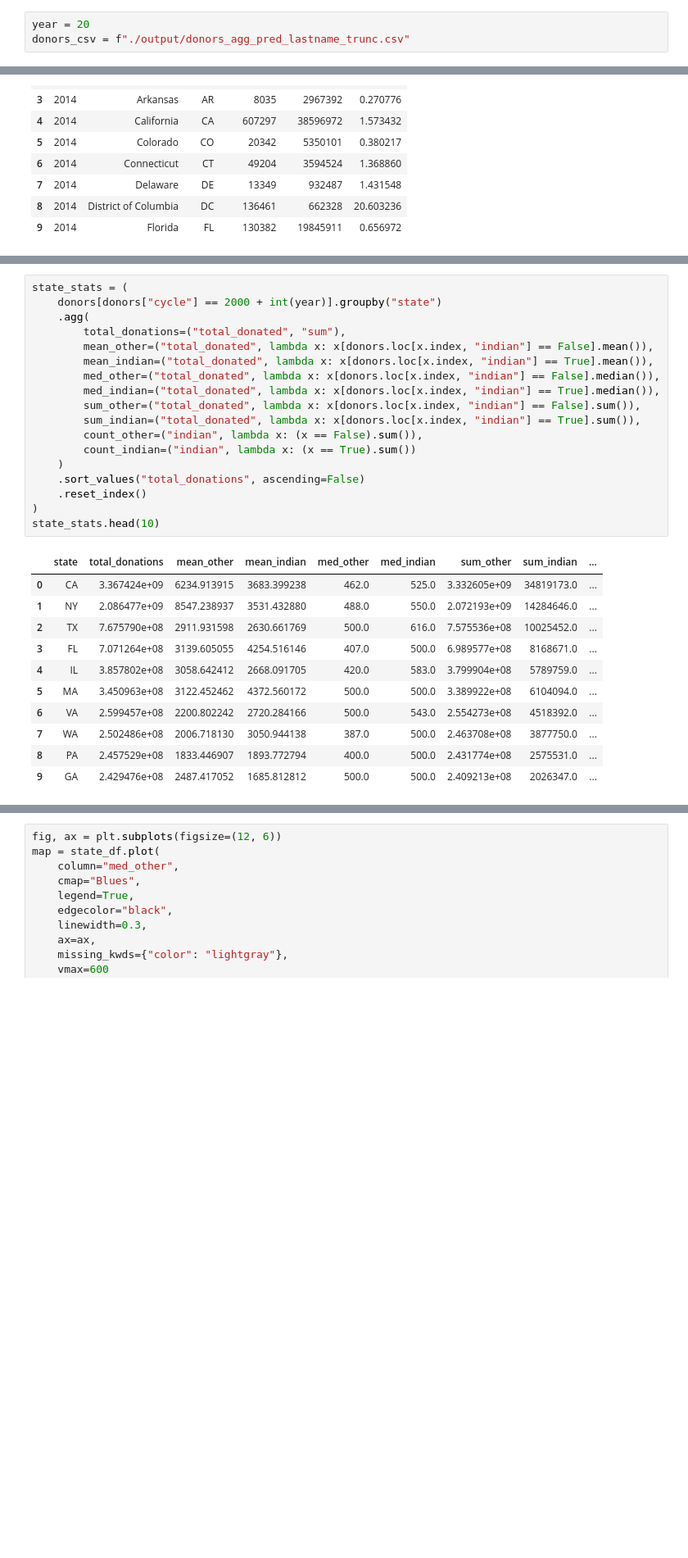
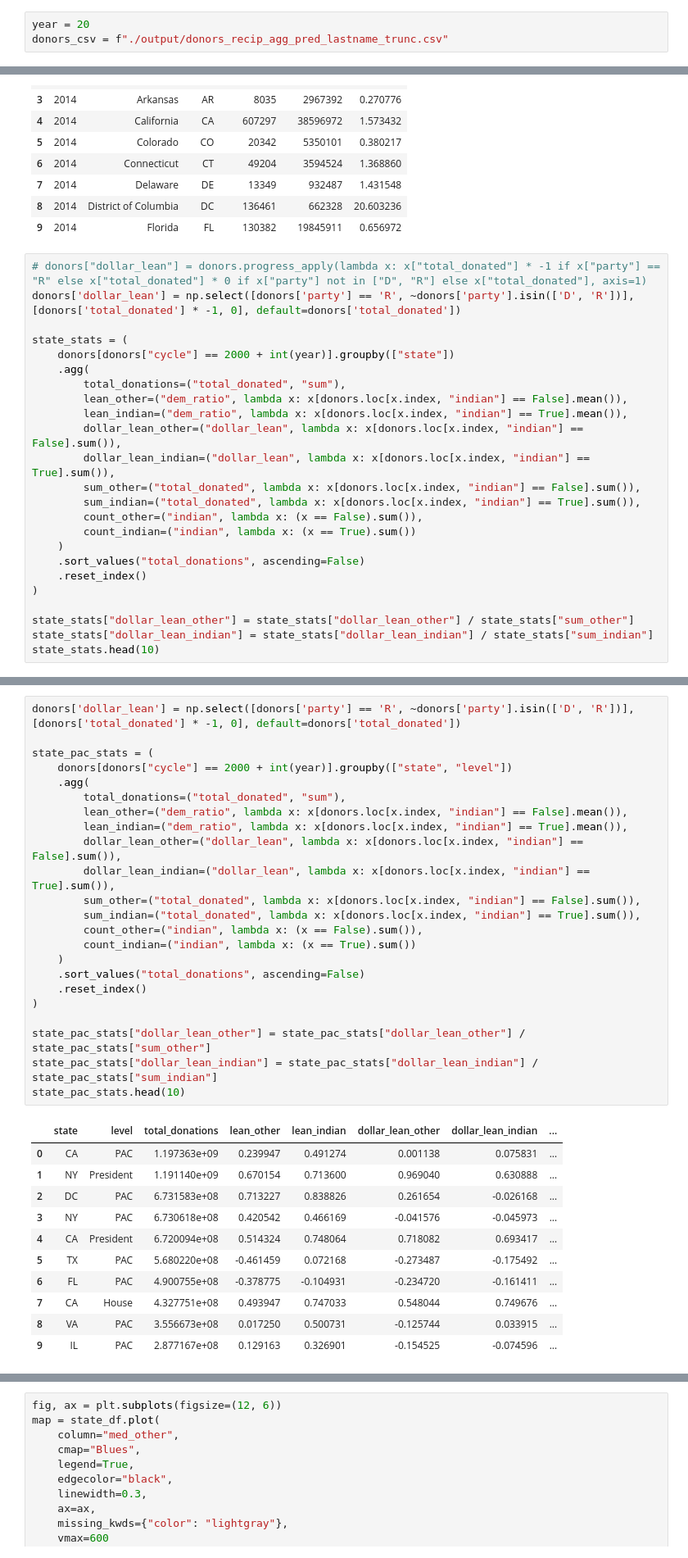
Before and after one commit to kkkarnav/indianamericancontributions, a Jupyter notebook: donor_recip_maps.ipynb, the cells around one changed output, grey strips where cells are left out. Shown at 82% size. Cells and saved outputs as stored; diff of their text form; blank space fills up the shorter version.

```diff
--- a/donor_recip_maps.ipynb
+++ b/donor_recip_maps.ipynb
@@ -30,7 +30,7 @@ tqdm.pandas()
 warnings.filterwarnings("ignore")
 # %%
 year = 20
-donors_csv = f"./output/donors_agg_pred_lastname_trunc.csv"
+donors_csv = f"./output/donors_recip_agg_pred_lastname_trunc.csv"
 # %%
 donors = pd.read_csv(donors_csv)
 donors.head(10)
@@ -75,3 +144,27 @@ population.head(10)
 | 7 | 2014 | Delaware | DE | 13349 | 932487 | 1.431548 |
 | 8 | 2014 | District of Columbia | DC | 136461 | 662328 | 20.603236 |
 | 9 | 2014 | Florida | FL | 130382 | 19845911 | 0.656972 |
+# %%
+# donors["dollar_lean"] = donors.progress_apply(lambda x: x["total_donated"] * -1 if x["party"] == "R" else x["total_donated"] * 0 if x["party"] not in ["D", "R"] else x["total_donated"], axis=1)
+donors['dollar_lean'] = np.select([donors['party'] == 'R', ~donors['party'].isin(['D', 'R'])], [donors['total_donated'] * -1, 0], default=donors['total_donated'])
+
+state_stats = (
+    donors[donors["cycle"] == 2000 + int(year)].groupby(["state"])
+    .agg(
+        total_donations=("total_donated", "sum"),
+        lean_other=("dem_ratio", lambda x: x[donors.loc[x.index, "indian"] == False].mean()),
+        lean_indian=("dem_ratio", lambda x: x[donors.loc[x.index, "indian"] == True].mean()),
+        dollar_lean_other=("dollar_lean", lambda x: x[donors.loc[x.index, "indian"] == False].sum()),
+        dollar_lean_indian=("dollar_lean", lambda x: x[donors.loc[x.index, "indian"] == True].sum()),
+        sum_other=("total_donated", lambda x: x[donors.loc[x.index, "indian"] == False].sum()),
+        sum_indian=("total_donated", lambda x: x[donors.loc[x.index, "indian"] == True].sum()),
+        count_other=("indian", lambda x: (x == False).sum()),
+        count_indian=("indian", lambda x: (x == True).sum())
+    )
+    .sort_values("total_donations", ascending=False)
+    .reset_index()
+)
+
+state_stats["dollar_lean_other"] = state_stats["dollar_lean_other"] / state_stats["sum_other"]
+state_stats["dollar_lean_indian"] = state_stats["dollar_lean_indian"] / state_stats["sum_indian"]
+state_stats.head(10)
@@ -78,33 +302,38 @@ population.head(10)
 # %%
-state_stats = (
-    donors[donors["cycle"] == 2000 + int(year)].groupby("state")
+donors['dollar_lean'] = np.select([donors['party'] == 'R', ~donors['party'].isin(['D', 'R'])], [donors['total_donated'] * -1, 0], default=donors['total_donated'])
+
+state_pac_stats = (
+    donors[donors["cycle"] == 2000 + int(year)].groupby(["state", "level"])
     .agg(
         total_donations=("total_donated", "sum"),
-        mean_other=("total_donated", lambda x: x[donors.loc[x.index, "indian"] == False].mean()),
-        mean_indian=("total_donated", lambda x: x[donors.loc[x.index, "indian"] == True].mean()),
-        med_other=("total_donated", lambda x: x[donors.loc[x.index, "indian"] == False].median()),
-        med_indian=("total_donated", lambda x: x[donors.loc[x.index, "indian"] == True].median()),
+        lean_other=("dem_ratio", lambda x: x[donors.loc[x.index, "indian"] == False].mean()),
+        lean_indian=("dem_ratio", lambda x: x[donors.loc[x.index, "indian"] == True].mean()),
+        dollar_lean_other=("dollar_lean", lambda x: x[donors.loc[x.index, "indian"] == False].sum()),
+        dollar_lean_indian=("dollar_lean", lambda x: x[donors.loc[x.index, "indian"] == True].sum()),
         sum_other=("total_donated", lambda x: x[donors.loc[x.index, "indian"] == False].sum()),
         sum_indian=("total_donated", lambda x: x[donors.loc[x.index, "indian"] == True].sum()),
         count_other=("indian", lambda x: (x == False).sum()),
         count_indian=("indian", lambda x: (x == True).sum())
     )
     .sort_values("total_donations", ascending=False)
     .reset_index()
 )
-state_stats.head(10)
+
+state_pac_stats["dollar_lean_other"] = state_pac_stats["dollar_lean_other"] / state_pac_stats["sum_other"]
+state_pac_stats["dollar_lean_indian"] = state_pac_stats["dollar_lean_indian"] / state_pac_stats["sum_indian"]
+state_pac_stats.head(10)
 # %% [output]
-|  | state | total_donations | mean_other | mean_indian | med_other | med_indian | sum_other | sum_indian | ... |
-| 0 | CA | 3.367424e+09 | 6234.913915 | 3683.399238 | 462.0 | 525.0 | 3.332605e+09 | 34819173.0 | ... |
-| 1 | NY | 2.086477e+09 | 8547.238937 | 3531.432880 | 488.0 | 550.0 | 2.072193e+09 | 14284646.0 | ... |
-| 2 | TX | 7.675790e+08 | 2911.931598 | 2630.661769 | 500.0 | 616.0 | 7.575536e+08 | 10025452.0 | ... |
-| 3 | FL | 7.071264e+08 | 3139.605055 | 4254.516146 | 407.0 | 500.0 | 6.989577e+08 | 8168671.0 | ... |
-| 4 | IL | 3.857802e+08 | 3058.642412 | 2668.091705 | 420.0 | 583.0 | 3.799904e+08 | 5789759.0 | ... |
-| 5 | MA | 3.450963e+08 | 3122.452462 | 4372.560172 | 500.0 | 500.0 | 3.389922e+08 | 6104094.0 | ... |
-| 6 | VA | 2.599457e+08 | 2200.802242 | 2720.284166 | 500.0 | 543.0 | 2.554273e+08 | 4518392.0 | ... |
-| 7 | WA | 2.502486e+08 | 2006.718130 | 3050.944138 | 387.0 | 500.0 | 2.463708e+08 | 3877750.0 | ... |
-| 8 | PA | 2.457529e+08 | 1833.446907 | 1893.772794 | 400.0 | 500.0 | 2.431774e+08 | 2575531.0 | ... |
-| 9 | GA | 2.429476e+08 | 2487.417052 | 1685.812812 | 500.0 | 500.0 | 2.409213e+08 | 2026347.0 | ... |
+|  | state | level | total_donations | lean_other | lean_indian | dollar_lean_other | dollar_lean_indian | ... |
+| 0 | CA | PAC | 1.197363e+09 | 0.239947 | 0.491274 | 0.001138 | 0.075831 | ... |
+| 1 | NY | President | 1.191140e+09 | 0.670154 | 0.713600 | 0.969040 | 0.630888 | ... |
+| 2 | DC | PAC | 6.731583e+08 | 0.713227 | 0.838826 | 0.261654 | -0.026168 | ... |
+| 3 | NY | PAC | 6.730618e+08 | 0.420542 | 0.466169 | -0.041576 | -0.045973 | ... |
+| 4 | CA | President | 6.720094e+08 | 0.514324 | 0.748064 | 0.718082 | 0.693417 | ... |
+| 5 | TX | PAC | 5.680220e+08 | -0.461459 | 0.072168 | -0.273487 | -0.175492 | ... |
+| 6 | FL | PAC | 4.900755e+08 | -0.378775 | -0.104931 | -0.234720 | -0.161411 | ... |
+| 7 | CA | House | 4.327751e+08 | 0.493947 | 0.747033 | 0.548044 | 0.749676 | ... |
+| 8 | VA | PAC | 3.556673e+08 | 0.017250 | 0.500731 | -0.125744 | 0.033915 | ... |
+| 9 | IL | PAC | 2.877167e+08 | 0.129163 | 0.326901 | -0.154525 | -0.074596 | ... |
 # %%
 # Load U.S. states geometry (Natural Earth dataset)
 url = "https://naciscdn.org/naturalearth/110m/cultural/ne_110m_admin_1_states_provinces.zip"
```
Also changed, not shown: parts of 24 cells of this notebook, 6 other files.
